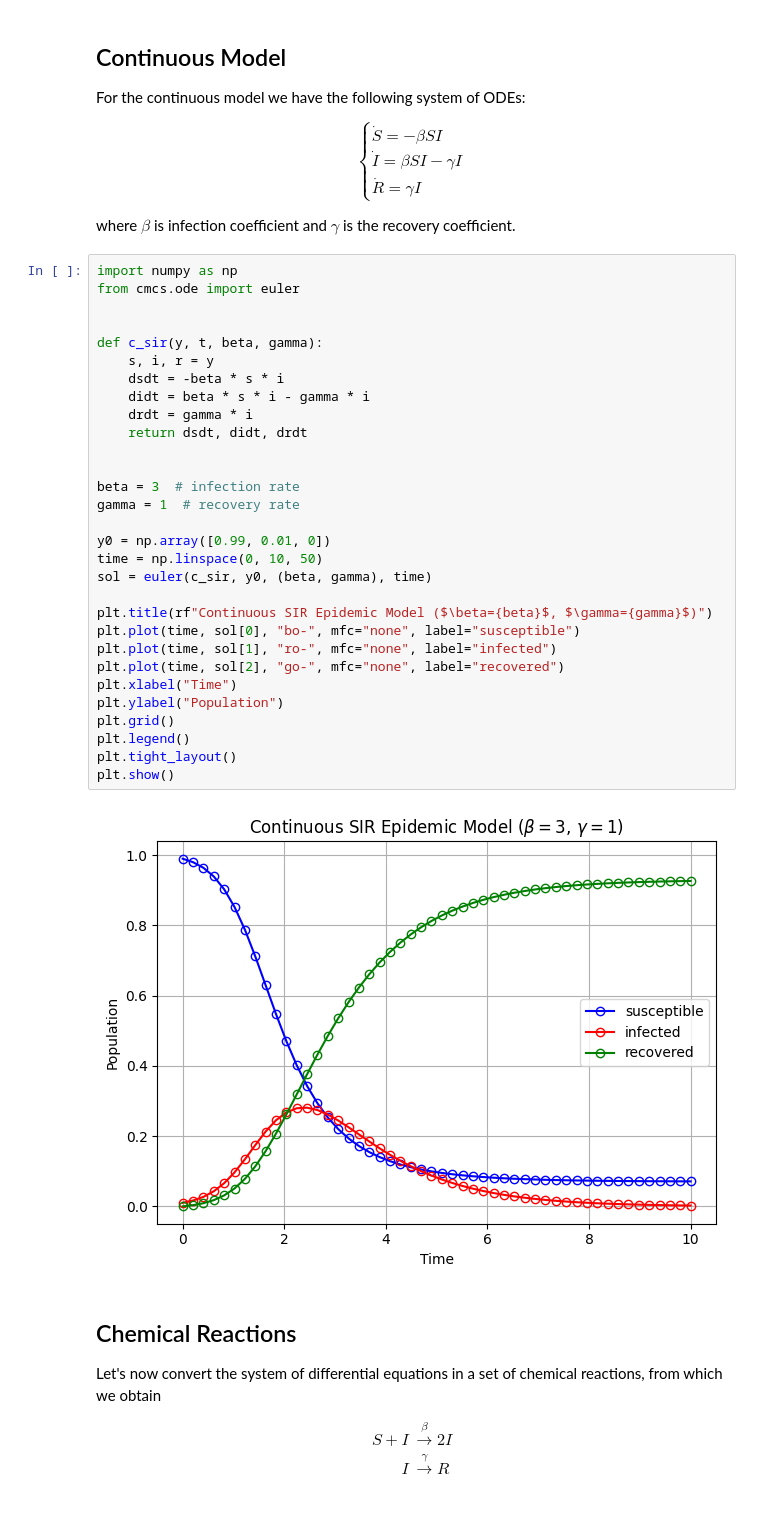
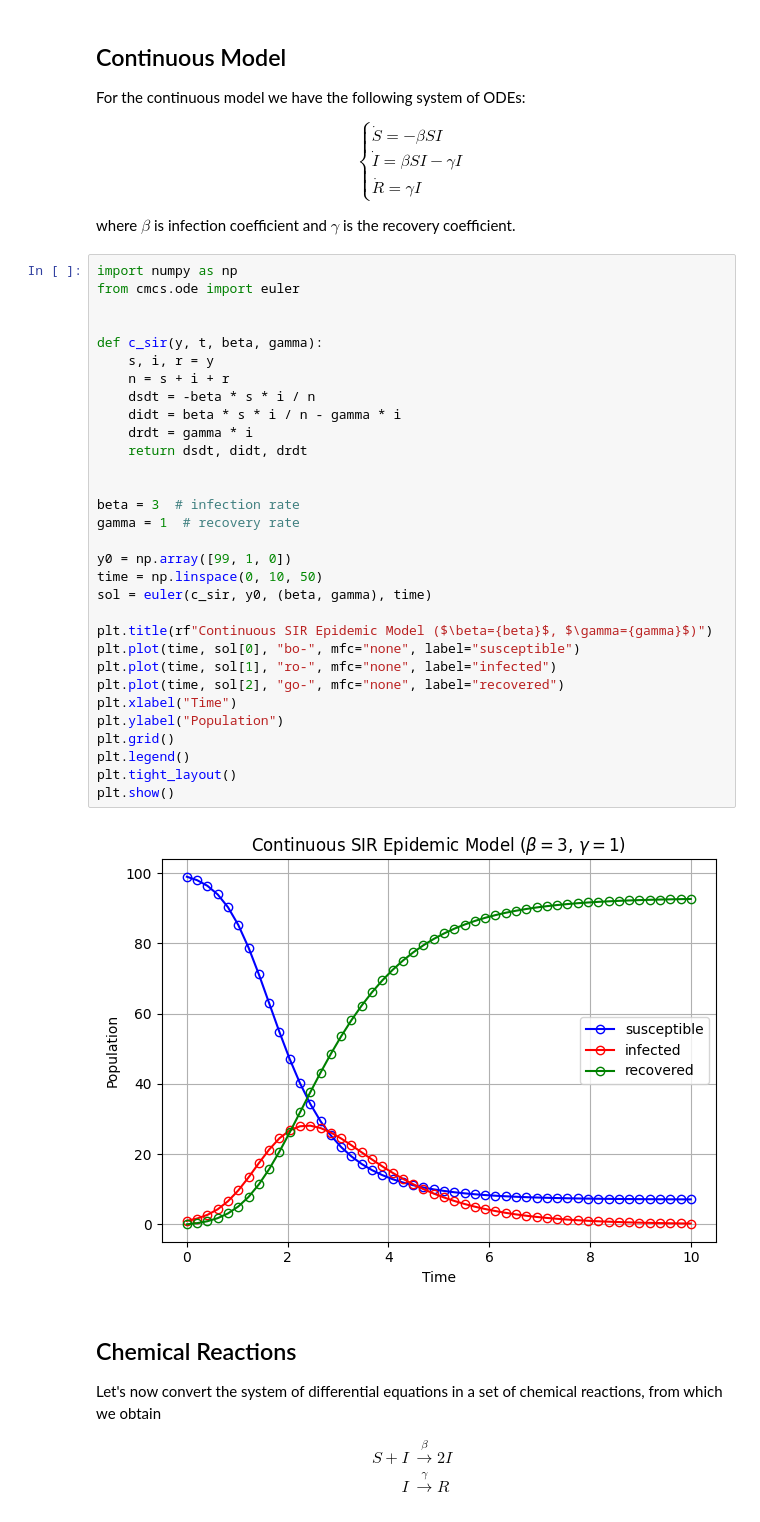
Before and after one commit to FedericoBustaffa/cmcs, a Jupyter notebook: notebooks/epidemic.ipynb, the cells around one changed output. Drawn from its saved outputs; the diff is of its cells as text.

```diff
--- a/notebooks/epidemic.ipynb
+++ b/notebooks/epidemic.ipynb
@@ -83,35 +83,36 @@ where $\beta$ is infection coefficient and $\gamma$ is the recovery coefficient.
 # %%
 import numpy as np
 from cmcs.ode import euler
 
 
 def c_sir(y, t, beta, gamma):
     s, i, r = y
-    dsdt = -beta * s * i
-    didt = beta * s * i - gamma * i
+    n = s + i + r
+    dsdt = -beta * s * i / n
+    didt = beta * s * i / n - gamma * i
     drdt = gamma * i
     return dsdt, didt, drdt
 
 
 beta = 3  # infection rate
 gamma = 1  # recovery rate
 
-y0 = np.array([0.99, 0.01, 0])
+y0 = np.array([99, 1, 0])
 time = np.linspace(0, 10, 50)
 sol = euler(c_sir, y0, (beta, gamma), time)
 
 plt.title(rf"Continuous SIR Epidemic Model ($\beta={beta}$, $\gamma={gamma}$)")
 plt.plot(time, sol[0], "bo-", mfc="none", label="susceptible")
 plt.plot(time, sol[1], "ro-", mfc="none", label="infected")
 plt.plot(time, sol[2], "go-", mfc="none", label="recovered")
 plt.xlabel("Time")
 plt.ylabel("Population")
 plt.grid()
 plt.legend()
 plt.tight_layout()
 plt.show()
 # %% [output]
-[figure, old version]
+[figure, new version]
 # %% [markdown]
 ## Chemical Reactions
 
```
Also changed, not shown: 1 other file.
